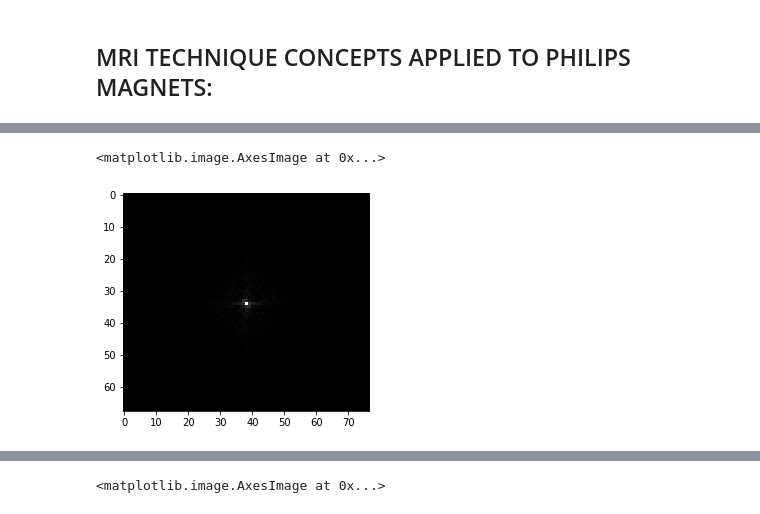
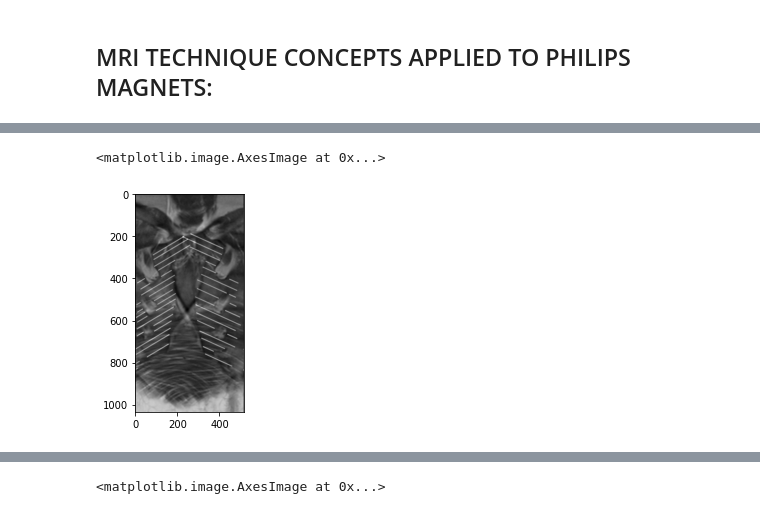
Before and after one commit to RInterested/MRI, a Jupyter notebook: MRI_Concepts.ipynb, the cells around one changed output, grey strips where cells are left out. Drawn from its saved outputs; the diff is of its cells as text; code cells hidden in the pictures.

```diff
--- a/MRI_Concepts.ipynb
+++ b/MRI_Concepts.ipynb
@@ -334,0 +33,15 @@ plt.imshow(img, cmap = 'gray')
+# %%
+import cv2
+
+sacrum = cv2.imread('sacrumh.jpg',0)
+plt.imshow(sacrum, cmap = 'gray')
+
+# fft
+fsacrum = np.fft.fft2(sacrum)
+# shift the center
+fsacrumshifted = np.fft.fftshift(fsacrum)
+# inverse fft
+fsacrum_ishift = np.fft.ifftshift(fsacrumshifted)
+img_back_sacrum = np.fft.ifft2(fsacrum_ishift)
+img_back_sacrum = np.abs(img_back_sacrum)
+plt.imshow(img_back_sacrum, cmap = 'gray')
@@ -334,0 +51,7 @@ plt.imshow(img, cmap = 'gray')
+# %%
+w = fsacrumshifted
+n = 2
+matw = w[:,np.arange(0,np.shape(w)[0],n)] # Takes out every other column off the frequencies.
+print(matw.shape)
+freqw = np.abs(matw)
+plt.imshow(freqw, cmap='gray')
@@ -335,12 +62,9 @@ plt.imshow(img, cmap = 'gray')
 # %%
-# fft
-f = np.fft.fft2(img)
-
-# shift the center
-fshifted = np.fft.fftshift(f)
-
-freq = np.abs(fshifted)
-plt.imshow(abs(freq), cmap='gray')
+# inverse fft
+fw_ishift = np.fft.ifftshift(matw)
+img_back_w = np.fft.ifft2(matw)
+img_back_w = np.abs(img_back_w)
+plt.imshow(img_back_w, cmap = 'gray')
 # %% [output]
 <matplotlib.image.AxesImage at 0x...>
-[figure, old version]
+[figure, new version]
```
Also changed, not shown: parts of 50 cells of this notebook.
